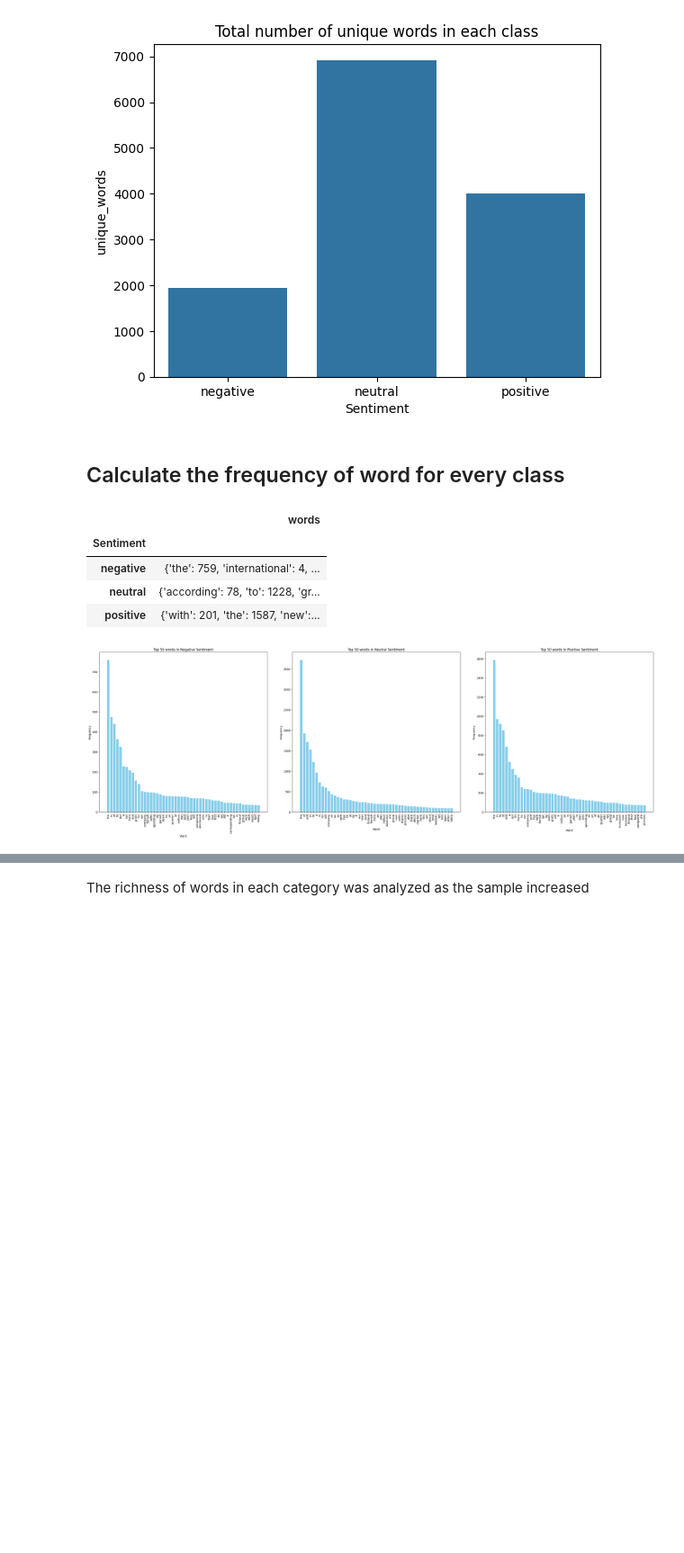
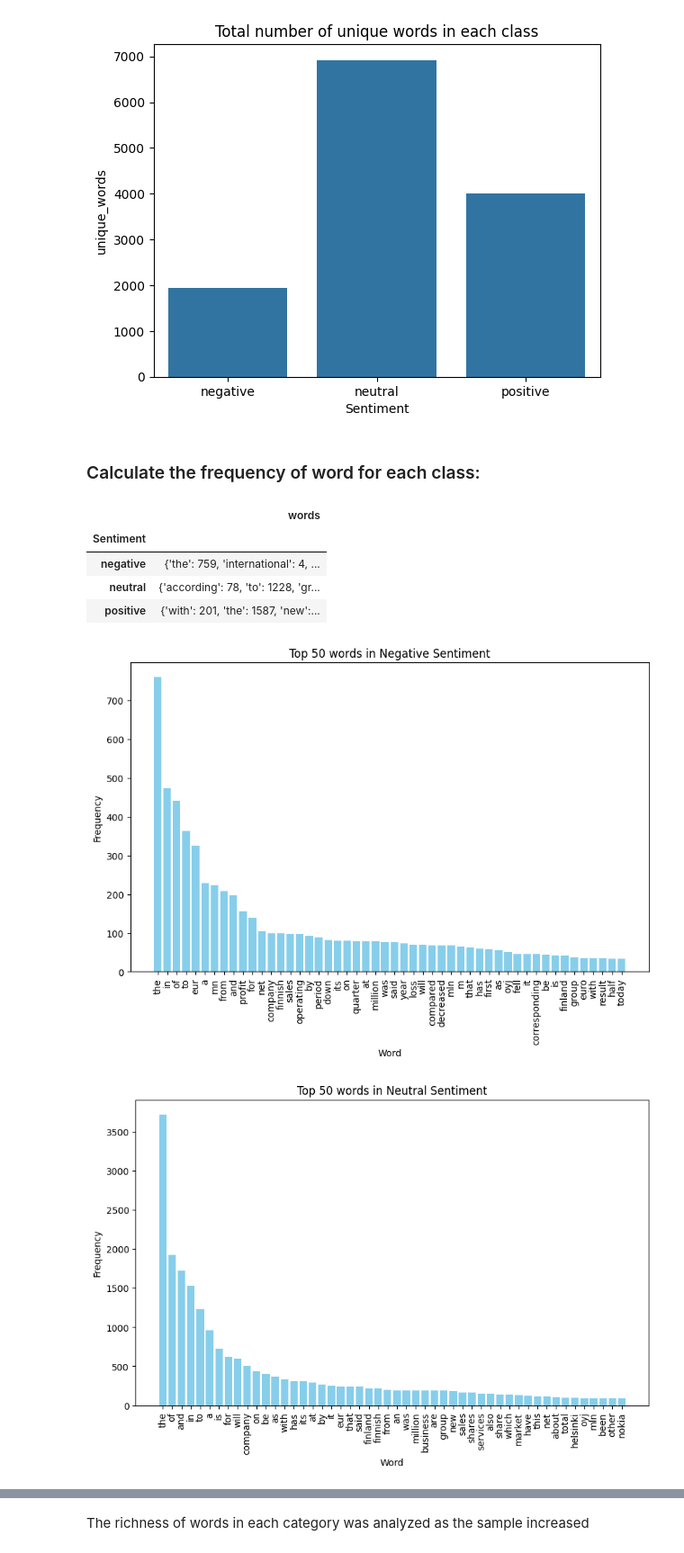
Before and after one commit to Pablo-Molla-Charlez/Working_HNLP, a Jupyter notebook: Sentiment_Analysis.ipynb, the cells around one changed output, grey strips where cells are left out. Shown at 90% size. Drawn from its saved outputs; the diff is of its cells as text; code cells hidden in the pictures; blank space fills up the shorter version.

```diff
--- a/Sentiment_Analysis.ipynb
+++ b/Sentiment_Analysis.ipynb
@@ -202,7 +218,7 @@ plt.show()
 # %% [output]
 [figure]
 # %% [markdown]
-## Calculate the frequency of word for every class
+### Calculate the frequency of word for each class:
 # %%
 def all_token_freq(tokens):
     #filter all the words including digits and special character
@@ -218,26 +234,24 @@ all_word_freqs_df
 | neutral | {'according': 78, 'to': 1228, 'gr... |
 | positive | {'with': 201, 'the': 1587, 'new':... |
 # %%
-def plot_top_words_subplots(token_freqs_df, top_n=10):
-    # create a figure and a set of subplots
-    fig, axes = plt.subplots(1, 3, figsize=(30, 10))
-    plt.tight_layout(pad=6.0)
-    # iterate over the rows of the dataframe
-    for ax, (sentiment, row) in zip(axes, token_freqs_df.iterrows()):
-        # filter the tokens
-        filtered_tokens = all_token_freq(row['words'])
+def plot_top_words(filtered_tokens, sentiment, top_n=50):
 
-        #  sort the tokens by frequency and select the top n
-        top_tokens = dict(sorted(filtered_tokens.items(), key=lambda item: item[1], reverse=True)[:top_n])
+    #  sort the tokens by frequency and select the top n
+    top_tokens = dict(sorted(filtered_tokens.items(), key=lambda item: item[1], reverse=True)[:top_n])
 
-        # plot the top tokens
-        ax.bar(top_tokens.keys(), top_tokens.values(), color='skyblue')
-        ax.set_xlabel('Word')
-        ax.set_ylabel('Frequency')
-        ax.set_title(f'Top {top_n} words in {sentiment.capitalize()} Sentiment')
-        ax.tick_params(axis='x', rotation=90)
+    # plot the top tokens
+    plt.figure(figsize=(10, 6))  # set the size of the plot
+    plt.bar(top_tokens.keys(), top_tokens.values(), color='skyblue')
+    plt.xlabel('Word')
+    plt.ylabel('Frequency')
+    plt.title(f'Top {top_n} words in {str(sentiment).capitalize()} Sentiment')
+    plt.tick_params(axis='x', rotation=90)
 # %%
-plot_top_words_subplots(all_word_freqs_df, top_n=50)
+for index, row in all_word_freqs_df.iterrows():
+    filtered_tokens = all_token_freq(row['words'])
+    plot_top_words(filtered_tokens, index)
+
 # we find word 'decrease' in negative sentiment, and word 'increase' is the most frequent word in positive sentiment
 # %% [output]
-[figure, old version]
+[figure, new version]
+[figure, added]
```
Also changed, not shown: parts of 117 cells of this notebook.
